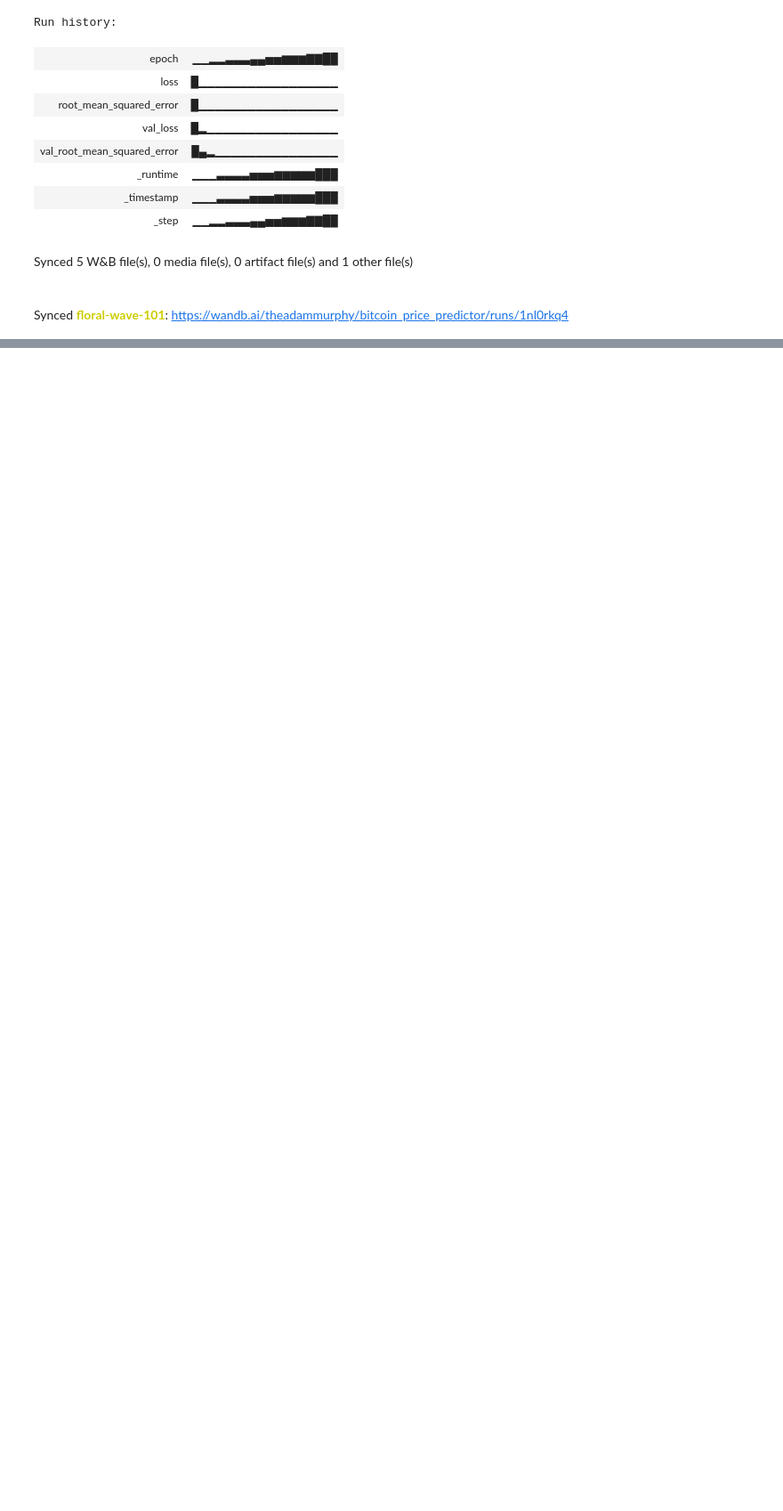
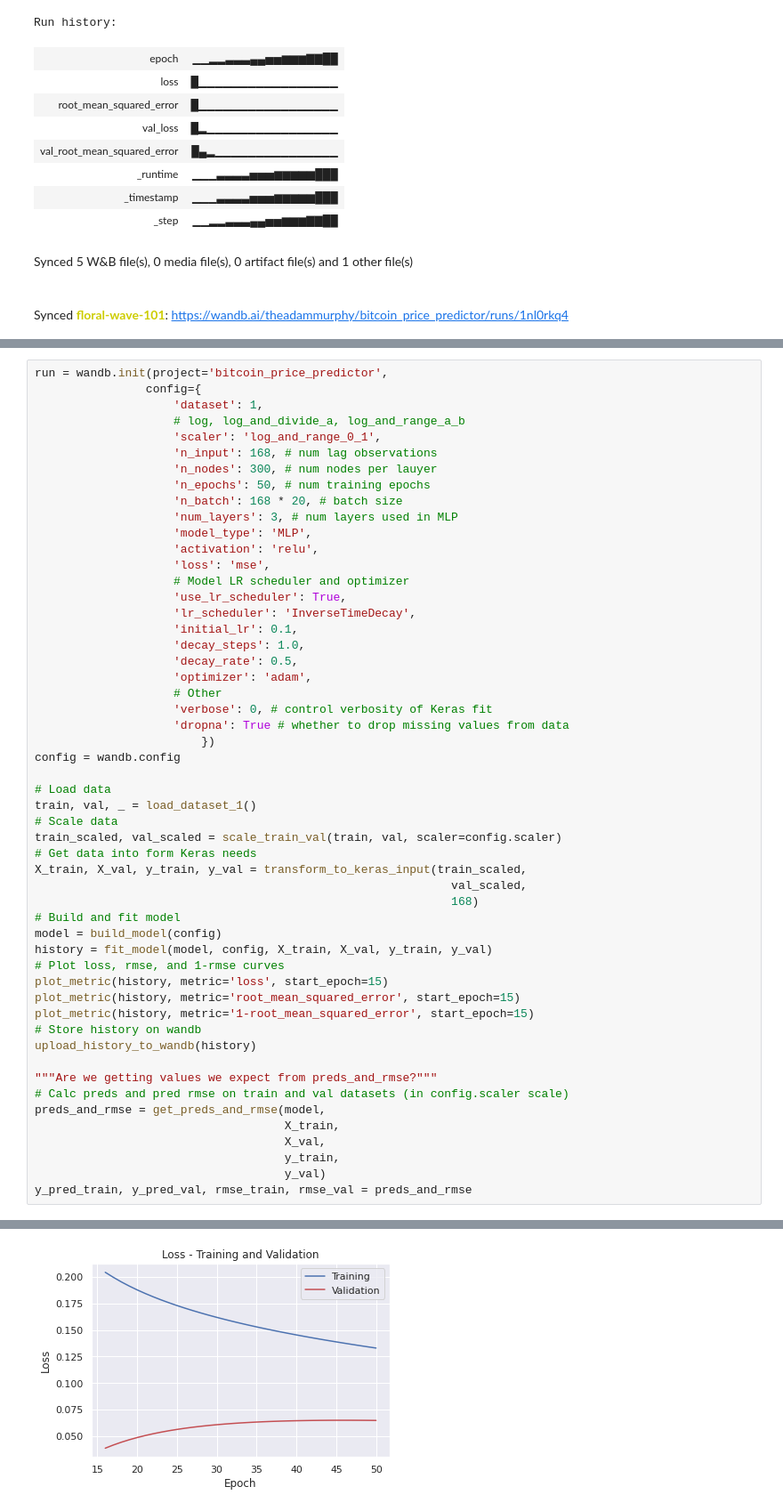
Before and after one commit to codeananda/bitcoin_price_predictor, a Jupyter notebook: price_predictor/keras_price_predictor.ipynb, the cells around one changed output, grey strips where cells are left out. Shown at 89% size. Cells and saved outputs as stored; diff of their text form; blank space fills up the shorter version.

```diff
--- a/price_predictor/keras_price_predictor.ipynb
+++ b/price_predictor/keras_price_predictor.ipynb
@@ -1772,0 +1844,54 @@ Synced floral-wave-101: https://wandb.ai/theadammurphy/bitcoin_price_predictor/r
+# %%
+run = wandb.init(project='bitcoin_price_predictor',
+                config={
+                    'dataset': 1,
+                    # log, log_and_divide_a, log_and_range_a_b
+                    'scaler': 'log_and_range_0_1',
+                    'n_input': 168, # num lag observations
+                    'n_nodes': 300, # num nodes per lauyer
+                    'n_epochs': 50, # num training epochs
+                    'n_batch': 168 * 20, # batch size
+                    'num_layers': 3, # num layers used in MLP
+                    'model_type': 'MLP',
+                    'activation': 'relu',
+                    'loss': 'mse',
+                    # Model LR scheduler and optimizer
+                    'use_lr_scheduler': True,
+                    'lr_scheduler': 'InverseTimeDecay',
+                    'initial_lr': 0.1,
+                    'decay_steps': 1.0,
+                    'decay_rate': 0.5,
+                    'optimizer': 'adam',
+                    # Other
+                    'verbose': 0, # control verbosity of Keras fit
+                    'dropna': True # whether to drop missing values from data
+                        })
+config = wandb.config
+
+# Load data
+train, val, _ = load_dataset_1()
+# Scale data
+train_scaled, val_scaled = scale_train_val(train, val, scaler=config.scaler)
+# Get data into form Keras needs
+X_train, X_val, y_train, y_val = transform_to_keras_input(train_scaled,
+                                                            val_scaled,
+                                                            168)
+# Build and fit model
+model = build_model(config)
+history = fit_model(model, config, X_train, X_val, y_train, y_val)
+# Plot loss, rmse, and 1-rmse curves
+plot_metric(history, metric='loss', start_epoch=15)
+plot_metric(history, metric='root_mean_squared_error', start_epoch=15)
+plot_metric(history, metric='1-root_mean_squared_error', start_epoch=15)
+# Store history on wandb
+upload_history_to_wandb(history)
+
+"""Are we getting values we expect from preds_and_rmse?"""
+# Calc preds and pred rmse on train and val datasets (in config.scaler scale)
+preds_and_rmse = get_preds_and_rmse(model,
+                                    X_train,
+                                    X_val,
+                                    y_train,
+                                    y_val)
+y_pred_train, y_pred_val, rmse_train, rmse_val = preds_and_rmse
+# %% [output]
@@ -1772,0 +1911 @@ Synced floral-wave-101: https://wandb.ai/theadammurphy/bitcoin_price_predictor/r
+[figure, added]
```
Also changed, not shown: parts of 15 cells of this notebook.
